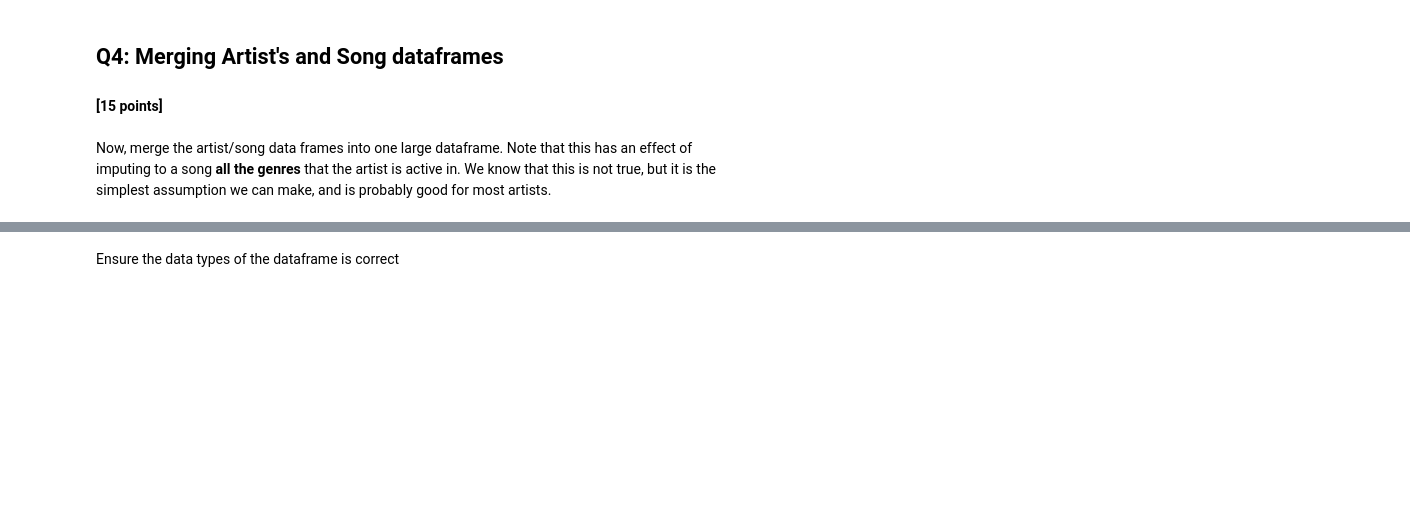
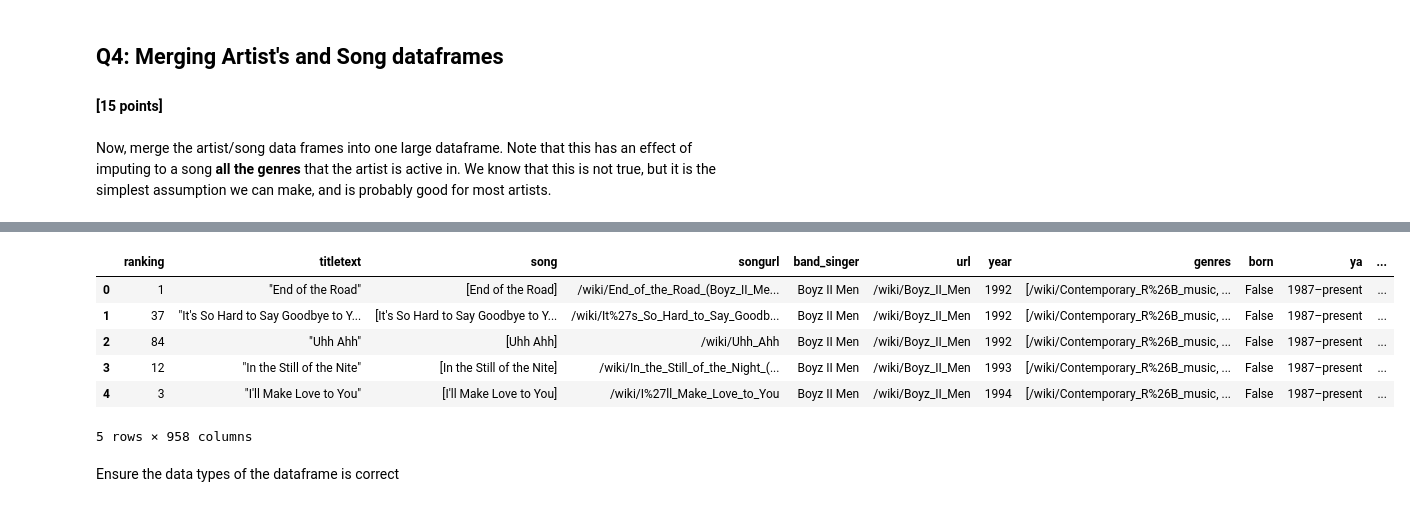
Before and after one commit to pramendra/hemanth_pram_Homework1, a Jupyter notebook: distribute_HW1.ipynb, the cells around one changed output, grey strips where cells are left out. Saved outputs shown, nothing was run; the diff lists cells and outputs as text; code cells hidden in the pictures; blank space fills up the shorter version.

```diff
--- a/distribute_HW1.ipynb
+++ b/distribute_HW1.ipynb
@@ -940,3 +1019,22 @@ This will widen the dataframe by the total number of genres that we have. The ex
+# %%
+#your code here
+merged_df['_gernes'] = merged_df['genres'].apply(genre_duplicates)
+m_gernes = merged_df['_gernes'].values.tolist()
+
+m_df = pd.DataFrame(m_gernes)
+d_df = pd.get_dummies(m_df)
+
+largedf = pd.concat([merged_df, d_df], axis=1)
+
+largedf.head()
+# %% [output]
+|  | ranking | titletext | song | songurl | band_singer | url | year | genres | born | ya | ... |
+| 0 | 1 | "End of the Road" | [End of the Road] | /wiki/End_of_the_Road_(Boyz_II_Me... | Boyz II Men | /wiki/Boyz_II_Men | 1992 | [/wiki/Contemporary_R%26B_music, ... | False | 1987–present | ... |
+| 1 | 37 | "It's So Hard to Say Goodbye to Y... | [It's So Hard to Say Goodbye to Y... | /wiki/It%27s_So_Hard_to_Say_Goodb... | Boyz II Men | /wiki/Boyz_II_Men | 1992 | [/wiki/Contemporary_R%26B_music, ... | False | 1987–present | ... |
+| 2 | 84 | "Uhh Ahh" | [Uhh Ahh] | /wiki/Uhh_Ahh | Boyz II Men | /wiki/Boyz_II_Men | 1992 | [/wiki/Contemporary_R%26B_music, ... | False | 1987–present | ... |
+| 3 | 12 | "In the Still of the Nite" | [In the Still of the Nite] | /wiki/In_the_Still_of_the_Night_(... | Boyz II Men | /wiki/Boyz_II_Men | 1993 | [/wiki/Contemporary_R%26B_music, ... | False | 1987–present | ... |
+| 4 | 3 | "I'll Make Love to You" | [I'll Make Love to You] | /wiki/I%27ll_Make_Love_to_You | Boyz II Men | /wiki/Boyz_II_Men | 1994 | [/wiki/Contemporary_R%26B_music, ... | False | 1987–present | ... |
+5 rows × 958 columns
 # %% [markdown]
 Ensure the data types of the dataframe is correct
 # %%
```
Also changed, not shown: parts of 30 cells of this notebook.
